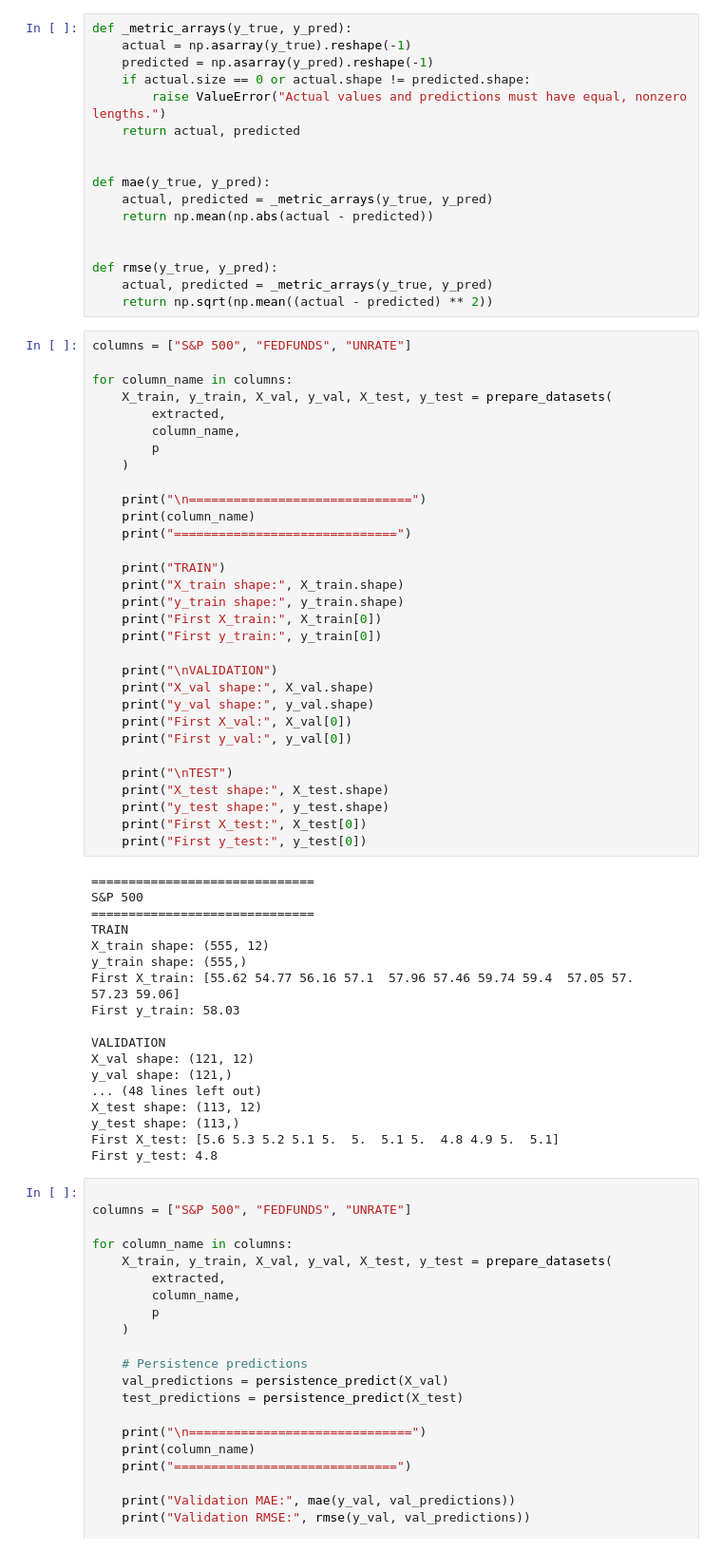
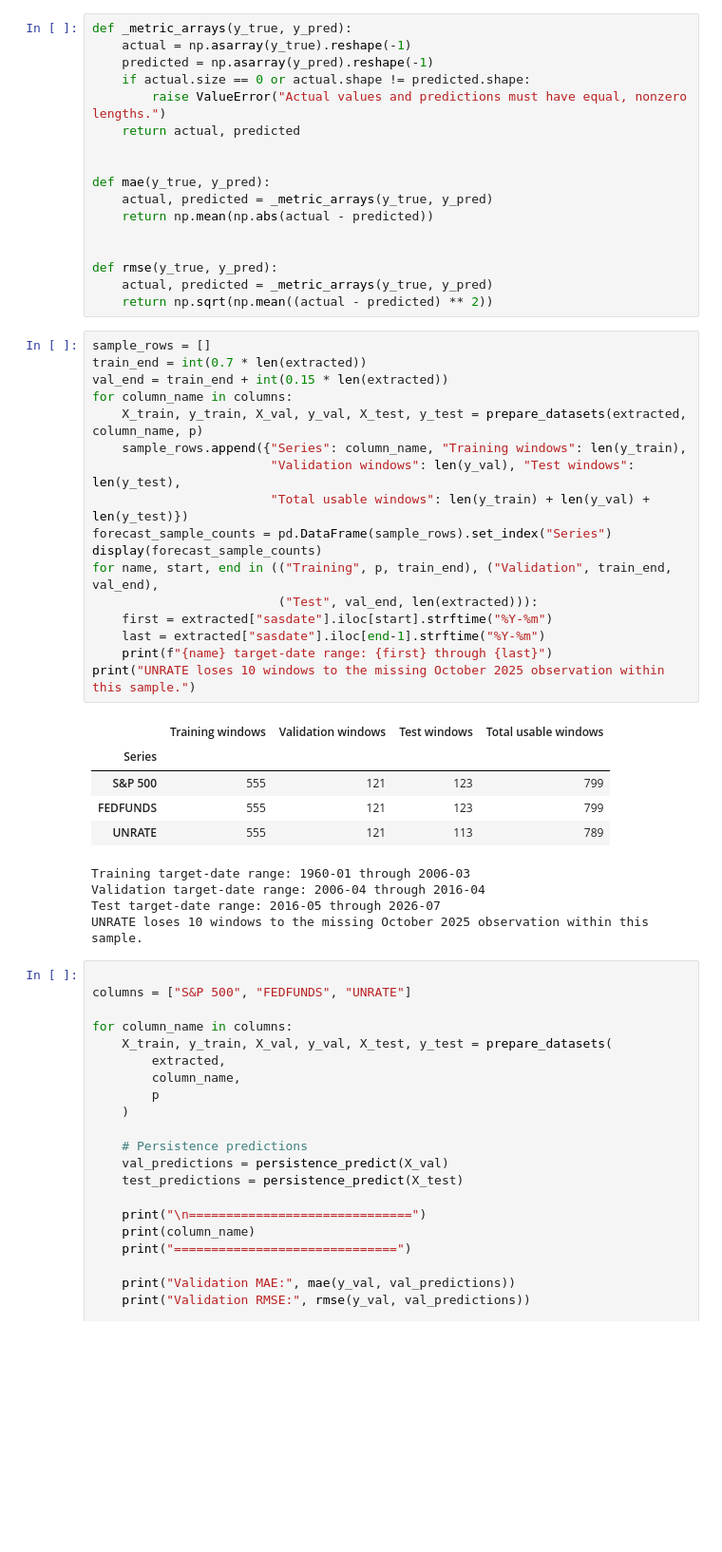
Before and after one commit to kylelaw529/VIP-HW-2, a Jupyter notebook: VIP_Homework2.ipynb, the cells around one changed output. Shown at 95% size. Saved outputs shown, nothing was run; the diff lists cells and outputs as text; blank space fills up the shorter version.

```diff
--- a/VIP_Homework2.ipynb
+++ b/VIP_Homework2.ipynb
@@ -225,54 +395,32 @@ def rmse(y_true, y_pred):
     actual, predicted = _metric_arrays(y_true, y_pred)
     return np.sqrt(np.mean((actual - predicted) ** 2))
 # %%
-columns = ["S&P 500", "FEDFUNDS", "UNRATE"]
-
+sample_rows = []
+train_end = int(0.7 * len(extracted))
+val_end = train_end + int(0.15 * len(extracted))
 for column_name in columns:
-    X_train, y_train, X_val, y_val, X_test, y_test = prepare_datasets(
-        extracted,
-        column_name,
-        p
-    )
-
-    print("\n==============================")
-    print(column_name)
-    print("==============================")
-
-    print("TRAIN")
-    print("X_train shape:", X_train.shape)
-    print("y_train shape:", y_train.shape)
-    print("First X_train:", X_train[0])
-    print("First y_train:", y_train[0])
-
-    print("\nVALIDATION")
-    print("X_val shape:", X_val.shape)
-    print("y_val shape:", y_val.shape)
-    print("First X_val:", X_val[0])
-    print("First y_val:", y_val[0])
-
-    print("\nTEST")
-    print("X_test shape:", X_test.shape)
-    print("y_test shape:", y_test.shape)
-    print("First X_test:", X_test[0])
-    print("First y_test:", y_test[0])
+    X_train, y_train, X_val, y_val, X_test, y_test = prepare_datasets(extracted, column_name, p)
+    sample_rows.append({"Series": column_name, "Training windows": len(y_train),
+                        "Validation windows": len(y_val), "Test windows": len(y_test),
+                        "Total usable windows": len(y_train) + len(y_val) + len(y_test)})
+forecast_sample_counts = pd.DataFrame(sample_rows).set_index("Series")
+display(forecast_sample_counts)
+for name, start, end in (("Training", p, train_end), ("Validation", train_end, val_end),
+                         ("Test", val_end, len(extracted))):
+    first = extracted["sasdate"].iloc[start].strftime("%Y-%m")
+    last = extracted["sasdate"].iloc[end-1].strftime("%Y-%m")
+    print(f"{name} target-date range: {first} through {last}")
+print("UNRATE loses 10 windows to the missing October 2025 observation within this sample.")
 # %% [output]
+|  | Training windows | Validation windows | Test windows | Total usable windows |
+| Series |  |  |  |  |
+| S&P 500 | 555 | 121 | 123 | 799 |
+| FEDFUNDS | 555 | 121 | 123 | 799 |
+| UNRATE | 555 | 121 | 113 | 789 |
-==============================
-S&P 500
-==============================
-TRAIN
-X_train shape: (555, 12)
-y_train shape: (555,)
-First X_train: [55.62 54.77 56.16 57.1  57.96 57.46 59.74 59.4  57.05 57.   57.23 59.06]
-First y_train: 58.03
-
-VALIDATION
-X_val shape: (121, 12)
-y_val shape: (121,)
-... (48 lines left out)
-X_test shape: (113, 12)
-y_test shape: (113,)
-First X_test: [5.6 5.3 5.2 5.1 5.  5.  5.1 5.  4.8 4.9 5.  5.1]
-First y_test: 4.8
+Training target-date range: 1960-01 through 2006-03
+Validation target-date range: 2006-04 through 2016-04
+Test target-date range: 2016-05 through 2026-07
+UNRATE loses 10 windows to the missing October 2025 observation within this sample.
 # %%
 
 columns = ["S&P 500", "FEDFUNDS", "UNRATE"]
```
Also changed, not shown: parts of 12 cells of this notebook, 5 other files.
